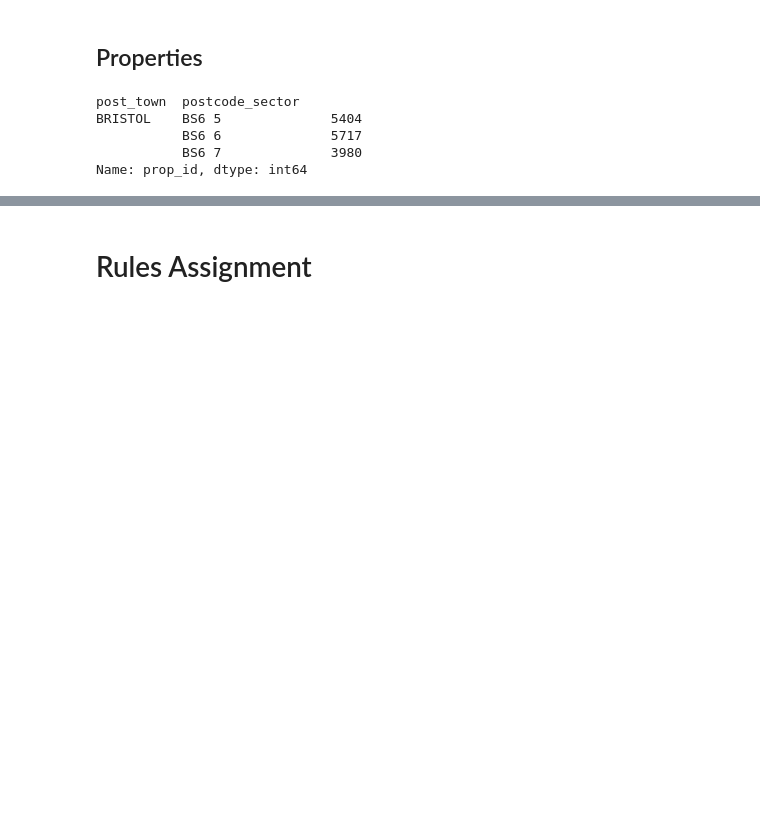
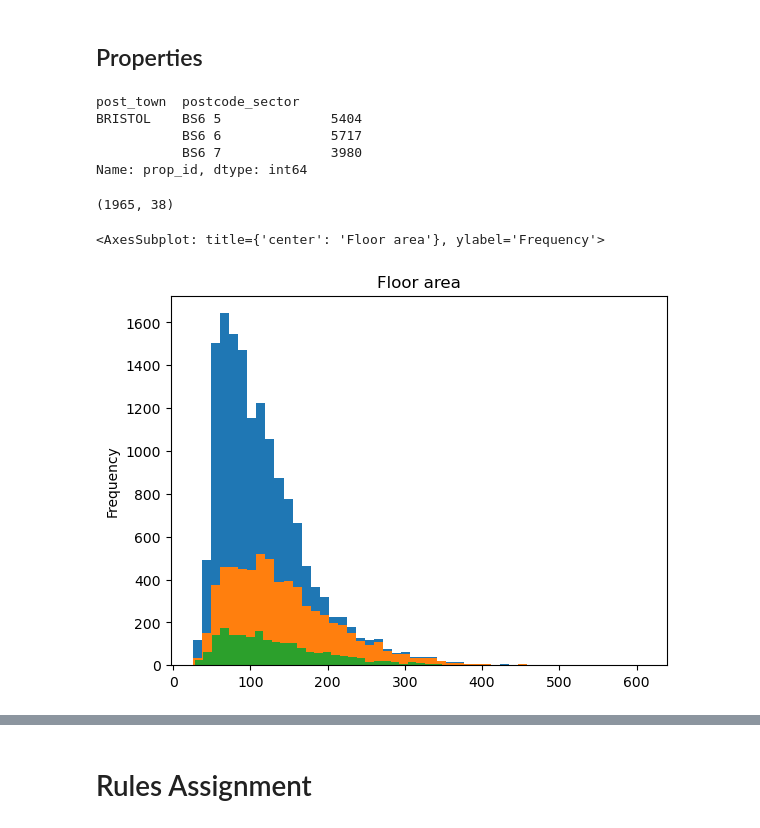
Before and after one commit to kleokog/Mycodes, a Jupyter notebook: Script_1.ipynb, the cells around one changed output, grey strips where cells are left out. Saved outputs shown, nothing was run; the diff lists cells and outputs as text; code cells hidden in the pictures; blank space fills up the shorter version.

```diff
--- a/Script_1.ipynb
+++ b/Script_1.ipynb
@@ -101,6 +101,8 @@ survey, l_sold, sale                            29
 Name: non_consequtive, dtype: int64
 # %% [markdown]
 ## Properties
+# %%
+properties_with_historical_data_df = properties_with_historical_data.to_frame().merge(properties, on= 'prop_id')
 # %%
 properties.groupby(['post_town', 'postcode_sector'])['prop_id'].count()
 # %% [output]
@@ -109,3 +111,18 @@ BRISTOL    BS6 5              5404
            BS6 6              5717
            BS6 7              3980
 Name: prop_id, dtype: int64
+# %%
+labeled_data_all_columns = labeled_data.merge(properties, on = 'prop_id')
+print(labeled_data_all_columns.shape)
+# %% [output]
+(1965, 38)
+# %%
+# import matplotlib.pyplot as plt
+# fig, axes = plt.subplots(4, 1)
+# fig= figsize(20, 20)
+properties['floor_area'].plot.hist(bins=50, title = "Floor area")
+properties_with_historical_data_df['floor_area'].plot.hist(bins=50, title = "Floor area")
+labeled_data_all_columns['floor_area'].plot.hist(bins=50, title = "Floor area")
+# %% [output]
+<AxesSubplot: title={'center': 'Floor area'}, ylabel='Frequency'>
+[figure, added]
```
Also changed, not shown: parts of 16 cells of this notebook.
